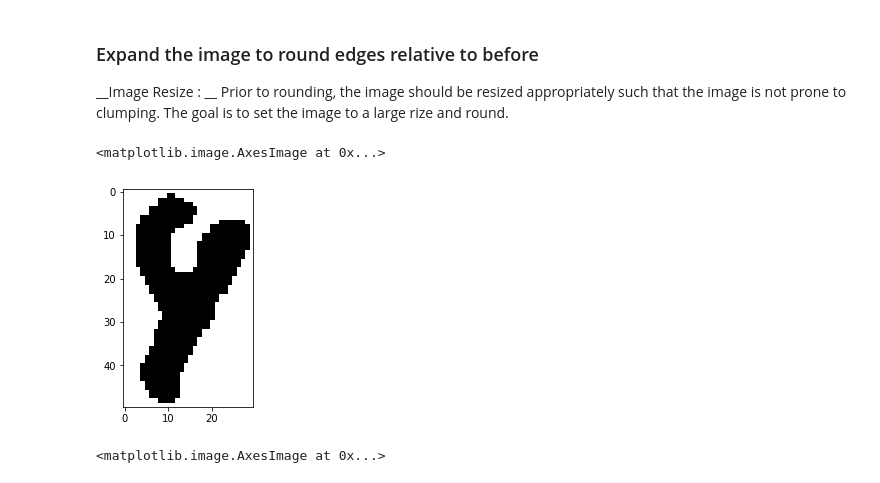
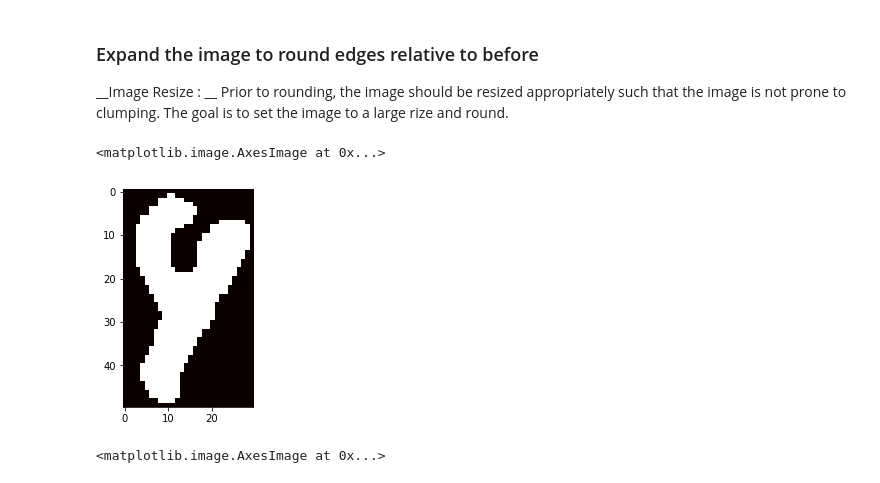
Before and after one commit to Angus-McLean/COMP551-Competition, a Jupyter notebook: 0_DataPreprocessing.ipynb, the cells around one changed output. Cells and saved outputs as stored; diff of their text form; code cells hidden in the pictures.

```diff
--- a/0_DataPreprocessing.ipynb
+++ b/0_DataPreprocessing.ipynb
@@ -26,3 +26,5 @@ def loadData(filenameX, filenameY, shape):
     x = x.reshape(-1, shape, shape) # reshape
     y = y.reshape(-1, 1)
     return x, y
+# %%
+showX, showY = loadData("sample_x", "sample_y", 64)
@@ -108,0 +98,3 @@ plt.imshow(tmpBin, cmap='binary', interpolation='nearest')
+# %%
+show0 = preprocessImageBinary(showX[0])
+plt.imshow(show0, cmap='hot', interpolation='nearest')
@@ -134,12 +128,12 @@ def resizeImage(img, factor):
     tmpImg = resize(img, (img.shape[0] * factor, img.shape[1] * factor))
     return np.floor_divide(tmpImg, 1)
 # %%
-tmpBig = resizeImage(tmpBin, 2)
-tempGood = roundImageBin(tmpBig, 3)
-plt.imshow(tempGood, cmap='binary', interpolation='nearest')
+showNew0 = resizeImage(show0, 2)
+showNewRnd0 = roundImageBin(showNew0, 3)
+plt.imshow(showNewRnd0, cmap='hot', interpolation='nearest')
 # %% [output]
 <matplotlib.image.AxesImage at 0x...>
-[figure, old version]
+[figure, new version]
 # %%
 f, axarr = plt.subplots(2, 4)
 f.subplots_adjust(hspace=0.5)
```
Also changed, not shown: parts of 16 cells of this notebook.
